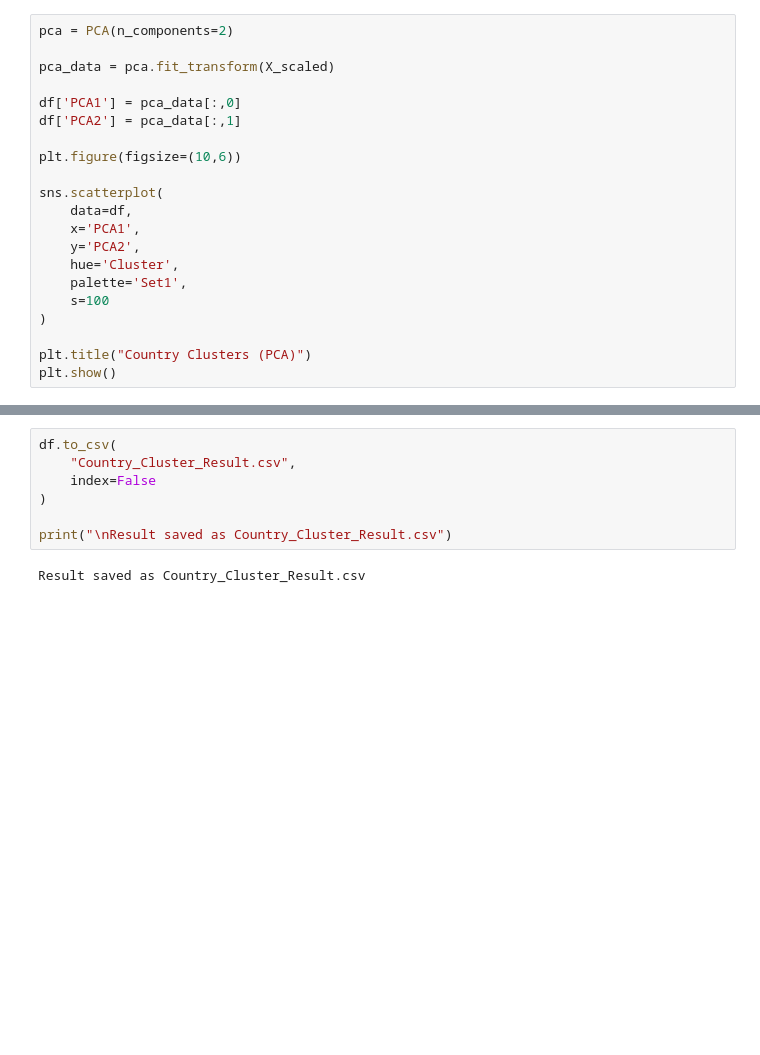
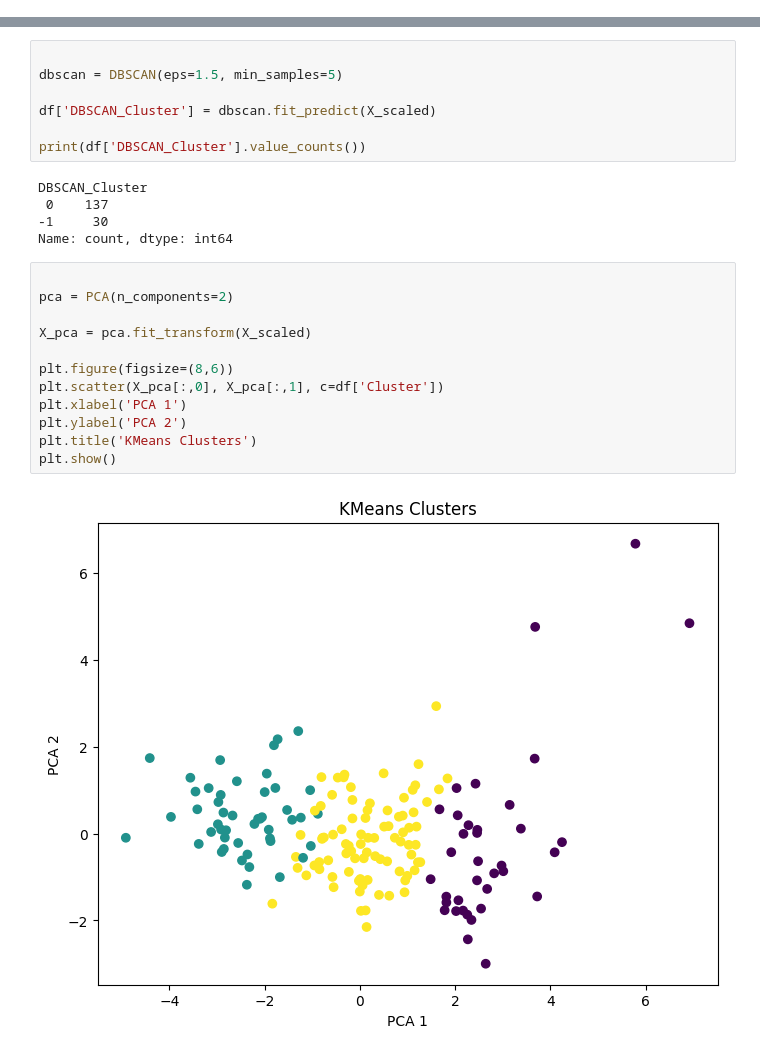
Before and after one commit to KUSH-aiml/Celebal_Assignment, a Jupyter notebook: week3_Kushagra_Sharma.ipynb, the cells around one changed output, grey strips where cells are left out. Saved outputs shown, nothing was run; the diff lists cells and outputs as text; blank space fills up the shorter version.

```diff
--- a/week3_Kushagra_Sharma.ipynb
+++ b/week3_Kushagra_Sharma.ipynb
@@ -160,21 +188,0 @@ Cluster
-# %%
-pca = PCA(n_components=2)
-
-pca_data = pca.fit_transform(X_scaled)
-
-df['PCA1'] = pca_data[:,0]
-df['PCA2'] = pca_data[:,1]
-
-plt.figure(figsize=(10,6))
-
-sns.scatterplot(
-    data=df,
-    x='PCA1',
-    y='PCA2',
-    hue='Cluster',
-    palette='Set1',
-    s=100
-)
-
-plt.title("Country Clusters (PCA)")
-plt.show()
@@ -246,9 +189,26 @@ Top 15 Countries Requiring Immediate Aid:
-# %%
-df.to_csv(
-    "Country_Cluster_Result.csv",
-    index=False
-)
-
-print("\nResult saved as Country_Cluster_Result.csv")
-# %% [output]
-Result saved as Country_Cluster_Result.csv
+# %%
+
+dbscan = DBSCAN(eps=1.5, min_samples=5)
+
+df['DBSCAN_Cluster'] = dbscan.fit_predict(X_scaled)
+
+print(df['DBSCAN_Cluster'].value_counts())
+# %% [output]
+DBSCAN_Cluster
+ 0    137
+-1     30
+Name: count, dtype: int64
+# %%
+
+pca = PCA(n_components=2)
+
+X_pca = pca.fit_transform(X_scaled)
+
+plt.figure(figsize=(8,6))
+plt.scatter(X_pca[:,0], X_pca[:,1], c=df['Cluster'])
+plt.xlabel('PCA 1')
+plt.ylabel('PCA 2')
+plt.title('KMeans Clusters')
+plt.show()
+# %% [output]
+[figure, added]
```
Also changed, not shown: parts of 22 cells of this notebook.
